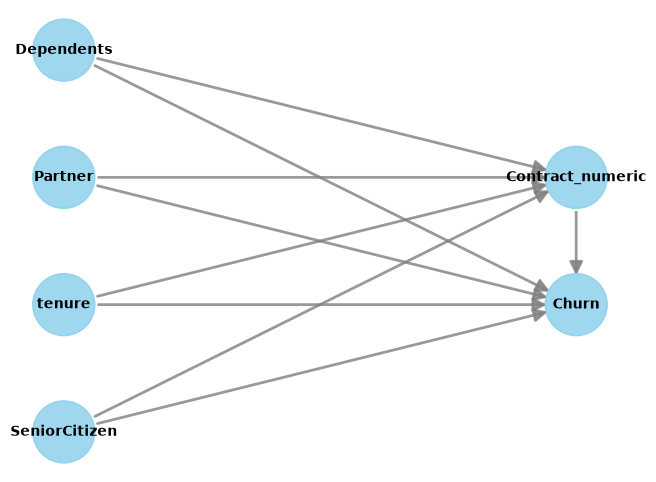
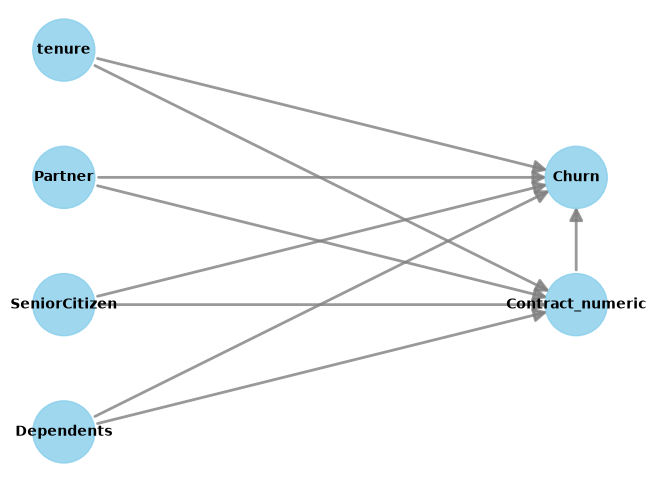
The notebook cell's code change between the first figure and the second:
--- before
+++ after
@@ -19,6 +19,12 @@
 )
 
+import os
+
+
+output_dir = "../ResultPics/Casual/"
+os.makedirs(output_dir, exist_ok=True)
+
+model.view_model(file_name=os.path.join(output_dir, "contract_dag"))
 # Visualize the DAG you just defined
-model.view_model()
-plt.savefig("../ResultPics/Casual/causal_dag_contract.png", bbox_inches="tight", dpi=150)
+
 plt.show()

Commit: Final Analysis